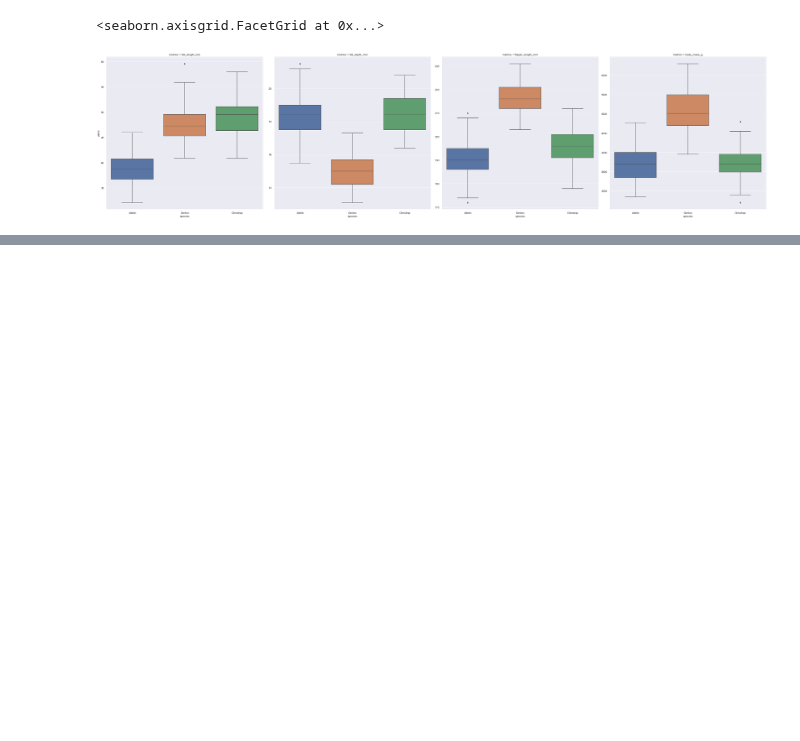
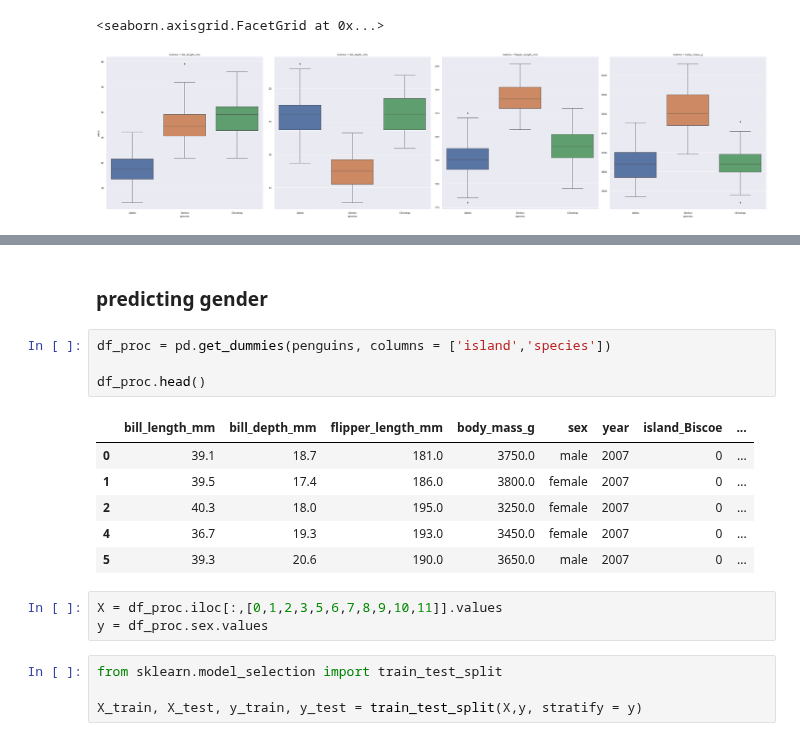
Before and after one commit to uttiyamaji/Data-Analysis, a Jupyter notebook: Tidy Tuesday/penguins.ipynb, the cells around one changed output, grey strips where cells are left out. Drawn from its saved outputs; the diff is of its cells as text; blank space fills up the shorter version.

```diff
--- a/Tidy Tuesday/penguins.ipynb
+++ b/Tidy Tuesday/penguins.ipynb
@@ -139,0 +213,20 @@ sns.catplot(x = 'species',y = 'value',col = 'metrics',data = penguin_long, kind
+# %% [markdown]
+### predicting gender
+# %%
+df_proc = pd.get_dummies(penguins, columns = ['island','species'])
+
+df_proc.head()
+# %% [output]
+|  | bill_length_mm | bill_depth_mm | flipper_length_mm | body_mass_g | sex | year | island_Biscoe | ... |
+| 0 | 39.1 | 18.7 | 181.0 | 3750.0 | male | 2007 | 0 | ... |
+| 1 | 39.5 | 17.4 | 186.0 | 3800.0 | female | 2007 | 0 | ... |
+| 2 | 40.3 | 18.0 | 195.0 | 3250.0 | female | 2007 | 0 | ... |
+| 4 | 36.7 | 19.3 | 193.0 | 3450.0 | female | 2007 | 0 | ... |
+| 5 | 39.3 | 20.6 | 190.0 | 3650.0 | male | 2007 | 0 | ... |
+# %%
+X = df_proc.iloc[:,[0,1,2,3,5,6,7,8,9,10,11]].values
+y = df_proc.sex.values
+# %%
+from sklearn.model_selection import train_test_split
+
+X_train, X_test, y_train, y_test = train_test_split(X,y, stratify = y)
```
Also changed, not shown: parts of 16 cells of this notebook.
